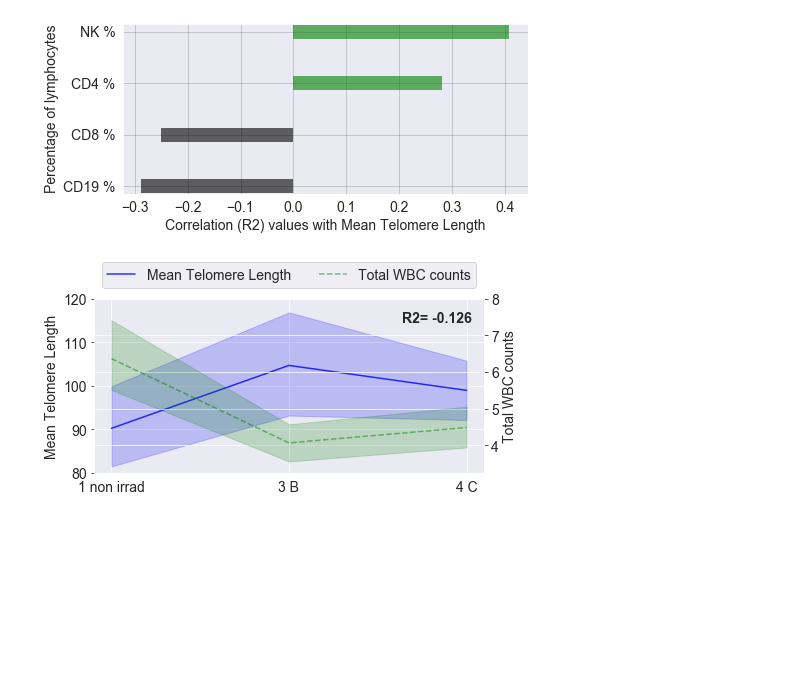
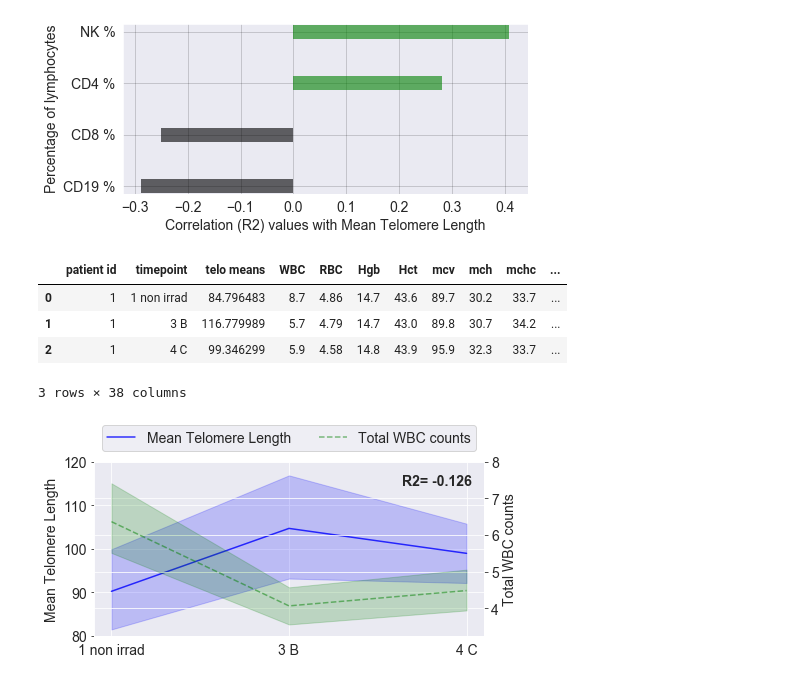
Before and after one commit to Jared-Luxton/radiation-therapy-machine-learning, a Jupyter notebook: notebooks/02_radiation_therapy_patients_data_VISUALIZATION_STATISTICS.ipynb, the cells around one changed output. Saved outputs shown, nothing was run; the diff lists cells and outputs as text; code cells hidden in the pictures; blank space fills up the shorter version.

```diff
--- a/notebooks/02_radiation_therapy_patients_data_VISUALIZATION_STATISTICS.ipynb
+++ b/notebooks/02_radiation_therapy_patients_data_VISUALIZATION_STATISTICS.ipynb
@@ -1099,6 +1060,14 @@ plt.savefig('../graphs/paper figures/supp figs/correlations between proportions
             bbox_inches='tight')
 # %% [output]
 [figure]
+# %%
+merge_telofish_cbc.head(3)
+# %% [output]
+|  | patient id | timepoint | telo means | WBC | RBC | Hgb | Hct | mcv | mch | mchc | ... |
+| 0 | 1 | 1 non irrad | 84.796483 | 8.7 | 4.86 | 14.7 | 43.6 | 89.7 | 30.2 | 33.7 | ... |
+| 1 | 1 | 3 B | 116.779989 | 5.7 | 4.79 | 14.7 | 43.0 | 89.8 | 30.7 | 34.2 | ... |
+| 2 | 1 | 4 C | 99.346299 | 5.9 | 4.58 | 14.8 | 43.9 | 95.9 | 32.3 | 33.7 | ... |
+3 rows × 38 columns
 # %%
 trp.graph_cyto_cbc_data(plot_cyto_y='telo means', plot_cbc_y='WBC', df=merge_telofish_cbc,
                         cyto_name='Mean Telomere Length', cbc_name='Total WBC counts',
```
Also changed, not shown: parts of 7 cells of this notebook, 1 other file.
